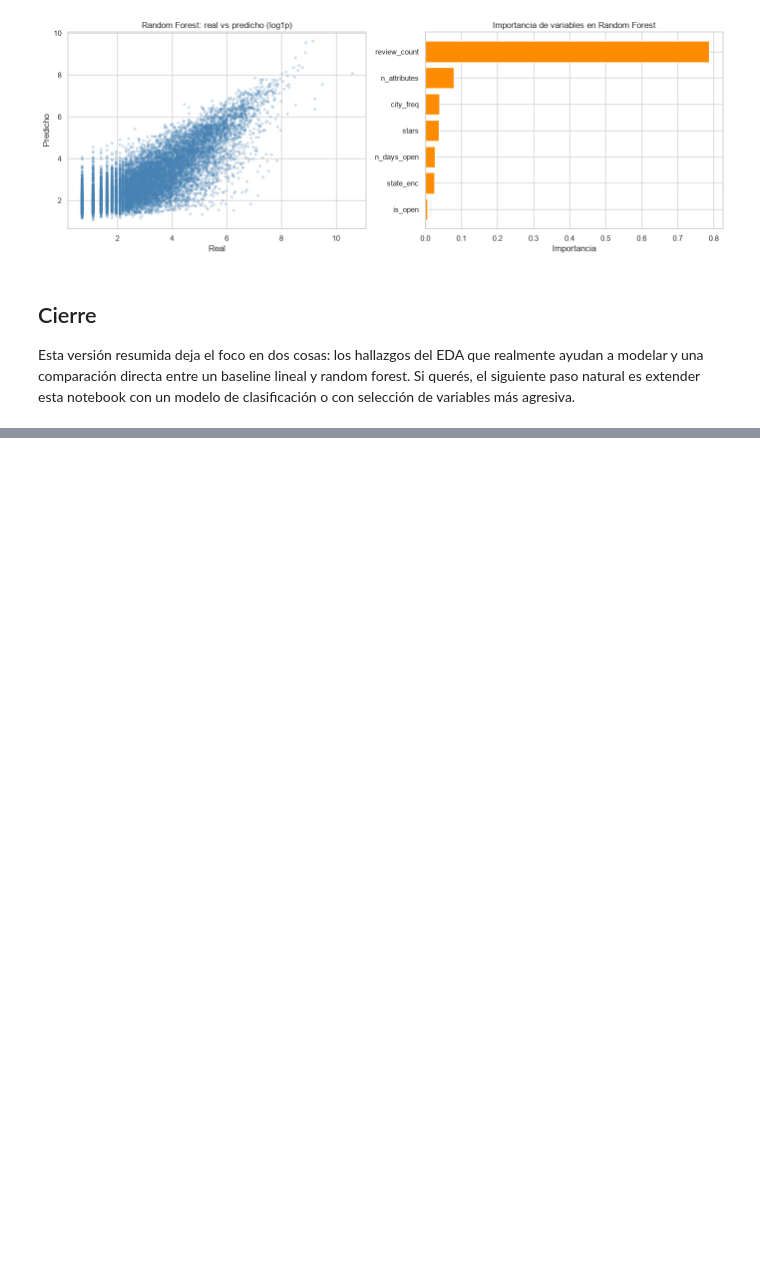
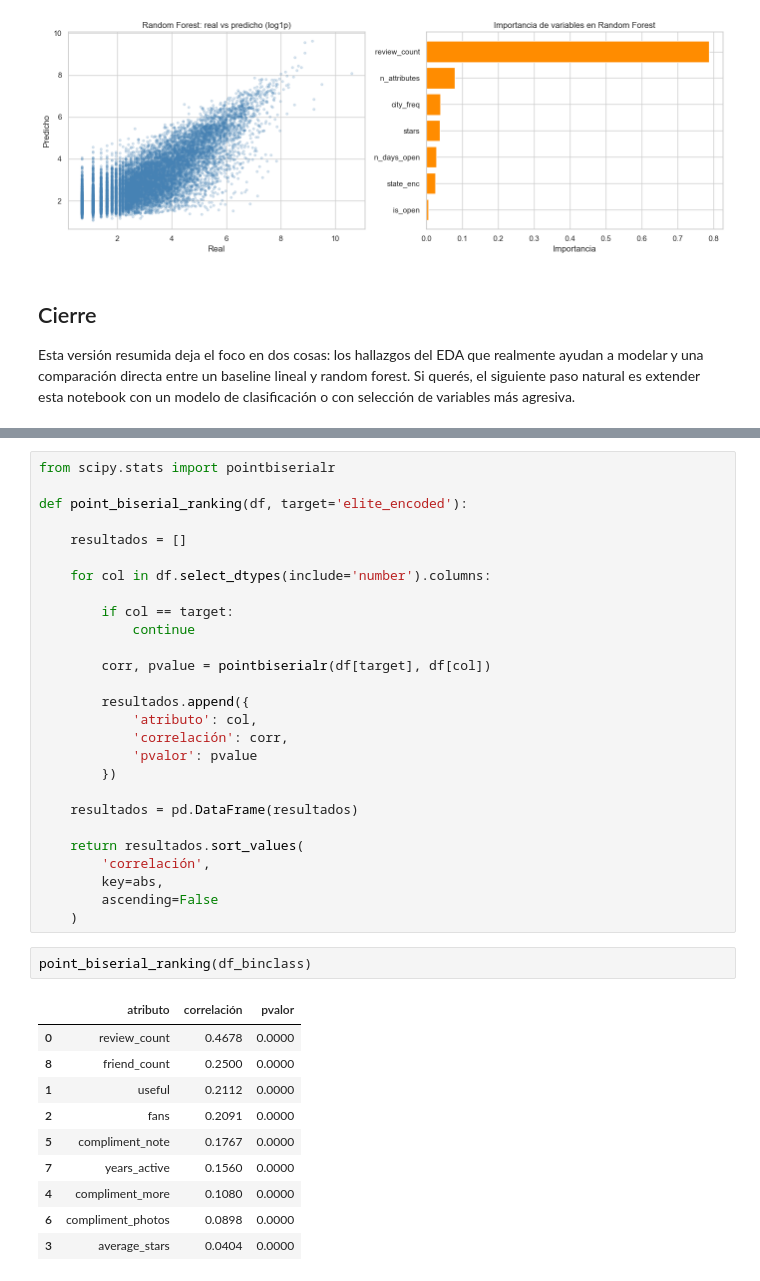
Before and after one commit to waltergsotelo/aprendizaje_maquina, a Jupyter notebook: yelp_eda_resumen_ml.ipynb, the cells around one changed output, grey strips where cells are left out. Drawn from its saved outputs; the diff is of its cells as text; blank space fills up the shorter version.

```diff
--- a/yelp_eda_resumen_ml.ipynb
+++ b/yelp_eda_resumen_ml.ipynb
@@ -316,0 +457,40 @@ Esta versión resumida deja el foco en dos cosas: los hallazgos del EDA que real
+# %%
+from scipy.stats import pointbiserialr
+
+def point_biserial_ranking(df, target='elite_encoded'):
+
+    resultados = []
+
+    for col in df.select_dtypes(include='number').columns:
+
+        if col == target:
+            continue
+
+        corr, pvalue = pointbiserialr(df[target], df[col])
+
+        resultados.append({
+            'atributo': col,
+            'correlación': corr,
+            'pvalor': pvalue
+        })
+
+    resultados = pd.DataFrame(resultados)
+
+    return resultados.sort_values(
+        'correlación',
+        key=abs,
+        ascending=False
+    )
+# %%
+point_biserial_ranking(df_binclass)
+# %% [output]
+|  | atributo | correlación | pvalor |
+| 0 | review_count | 0.4678 | 0.0000 |
+| 8 | friend_count | 0.2500 | 0.0000 |
+| 1 | useful | 0.2112 | 0.0000 |
+| 2 | fans | 0.2091 | 0.0000 |
+| 5 | compliment_note | 0.1767 | 0.0000 |
+| 7 | years_active | 0.1560 | 0.0000 |
+| 4 | compliment_more | 0.1080 | 0.0000 |
+| 6 | compliment_photos | 0.0898 | 0.0000 |
+| 3 | average_stars | 0.0404 | 0.0000 |
```
Also changed, not shown: parts of 21 cells of this notebook.
